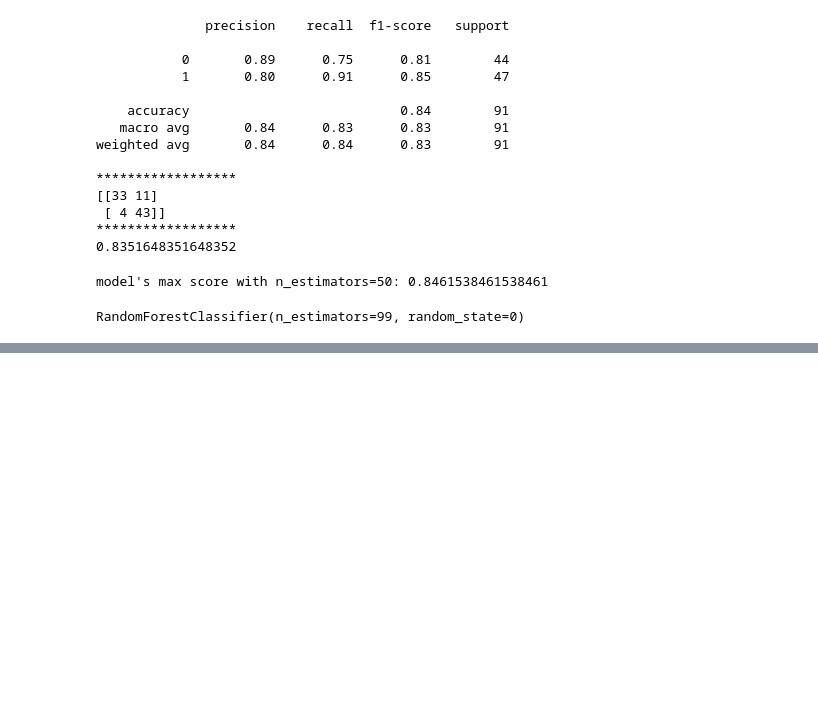
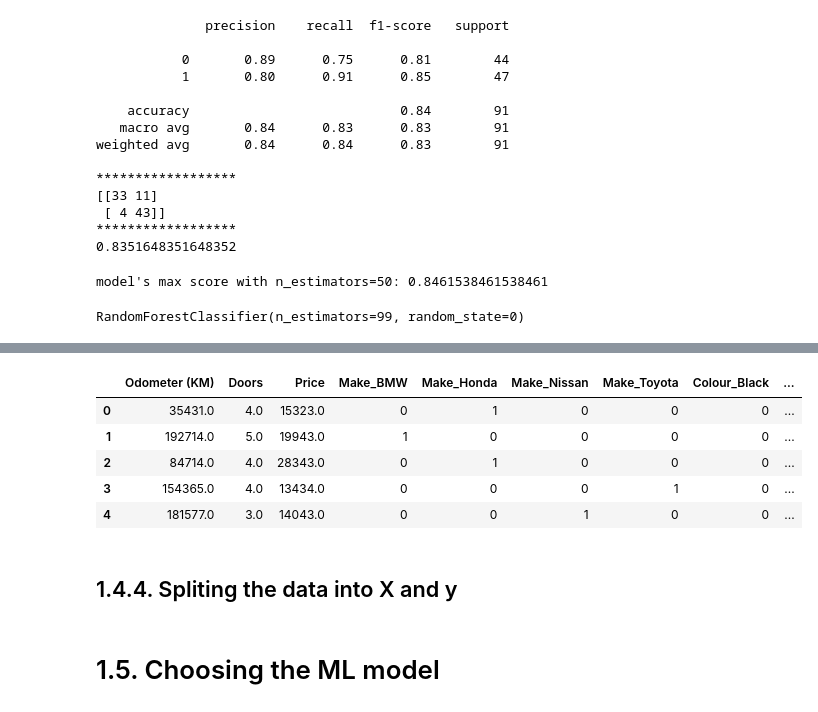
Before and after one commit to MMPSoudani/Data_Science_Notebook, a Jupyter notebook: introduction_to_sklearn.ipynb, the cells around one changed output, grey strips where cells are left out. Cells and saved outputs as stored; diff of their text form; code cells hidden in the pictures; blank space fills up the shorter version.

```diff
--- a/introduction_to_sklearn.ipynb
+++ b/introduction_to_sklearn.ipynb
@@ -166,0 +334,13 @@ RandomForestClassifier(n_estimators=99, random_state=0)
+# %%
+# Using the get_dummies
+car_sales_dummies = pd.get_dummies(car_sales)
+car_sales_dummies.head()
+# %% [output]
+|  | Odometer (KM) | Doors | Price | Make_BMW | Make_Honda | Make_Nissan | Make_Toyota | Colour_Black | ... |
+| 0 | 35431.0 | 4.0 | 15323.0 | 0 | 1 | 0 | 0 | 0 | ... |
+| 1 | 192714.0 | 5.0 | 19943.0 | 1 | 0 | 0 | 0 | 0 | ... |
+| 2 | 84714.0 | 4.0 | 28343.0 | 0 | 1 | 0 | 0 | 0 | ... |
+| 3 | 154365.0 | 4.0 | 13434.0 | 0 | 0 | 0 | 1 | 0 | ... |
+| 4 | 181577.0 | 3.0 | 14043.0 | 0 | 0 | 1 | 0 | 0 | ... |
+# %% [markdown]
+## 1.4.4. Spliting the data into X and y
@@ -166,0 +350,2 @@ RandomForestClassifier(n_estimators=99, random_state=0)
+# %% [markdown]
+# 1.5. Choosing the ML model
```
Also changed, not shown: parts of 30 cells of this notebook, 6 other files.
